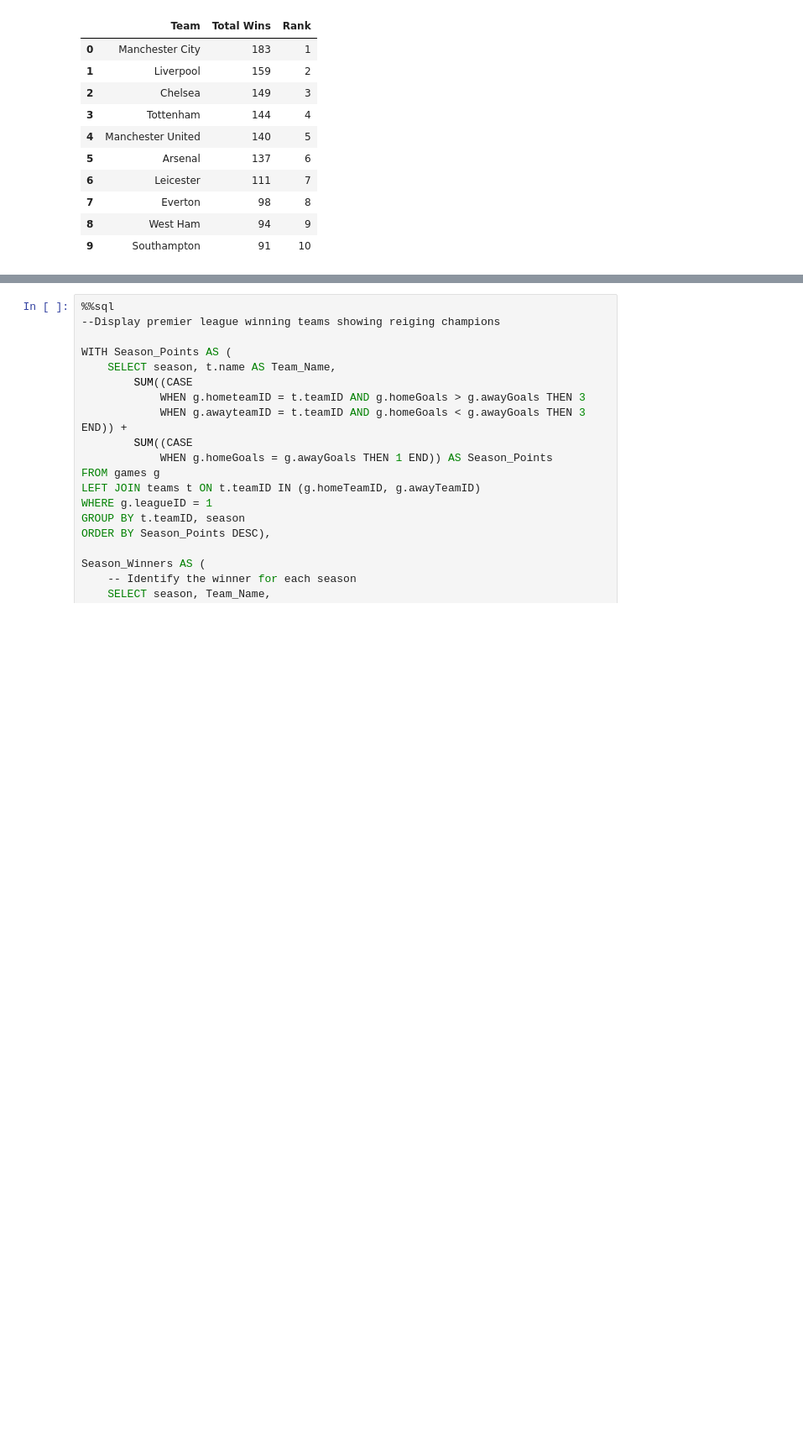
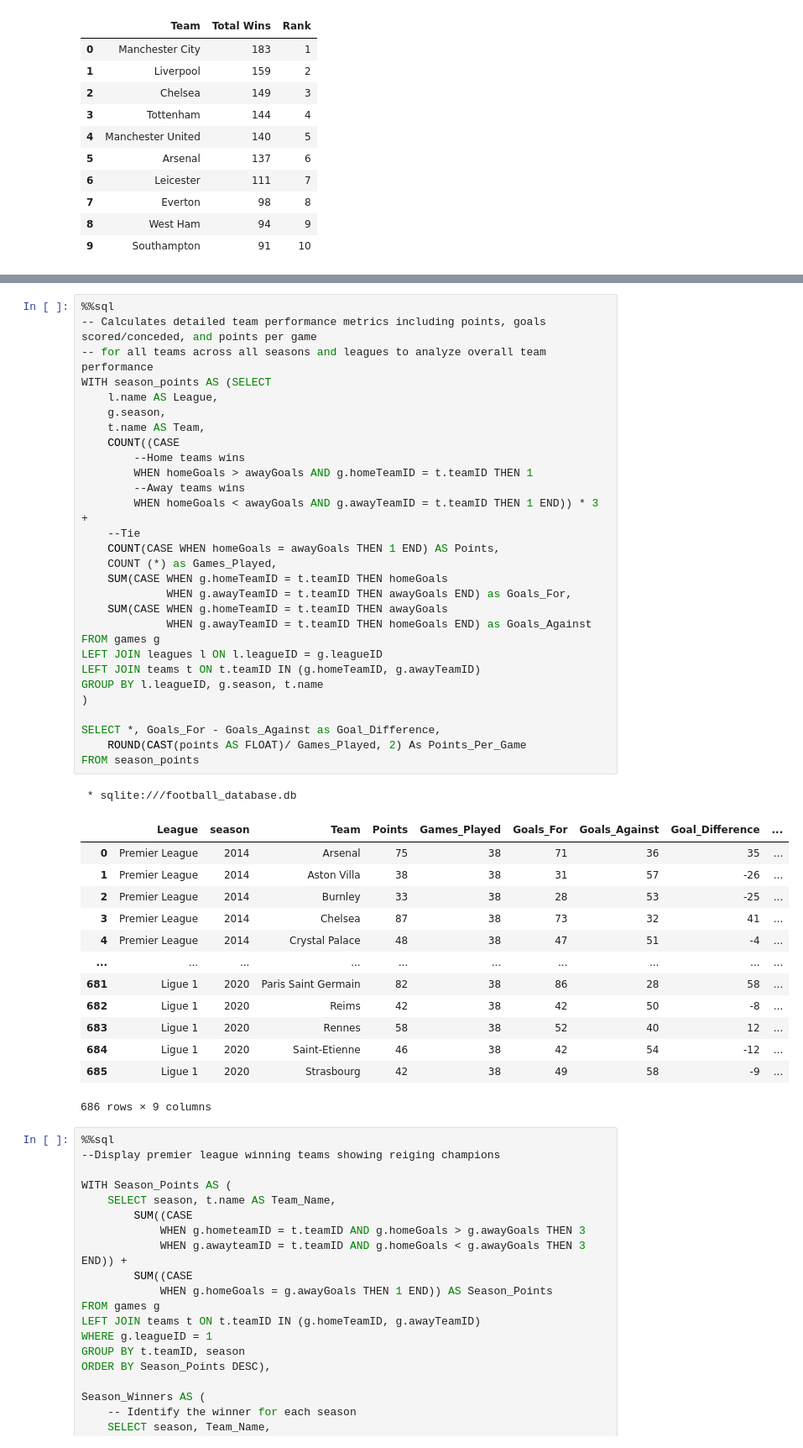
Before and after one commit to Zaki978/European-Soccer-SQL-Data-Project, a Jupyter notebook: EU Football SQL Project.ipynb, the cells around one changed output, grey strips where cells are left out. Shown at 84% size. Cells and saved outputs as stored; diff of their text form; blank space fills up the shorter version.

```diff
--- a/EU Football SQL Project.ipynb
+++ b/EU Football SQL Project.ipynb
@@ -555,3 +598,47 @@ ORDER BY Points DESC
+# %%
+%%sql
+-- Calculates detailed team performance metrics including points, goals scored/conceded, and points per game
+-- for all teams across all seasons and leagues to analyze overall team performance
+WITH season_points AS (SELECT
+    l.name AS League,
+    g.season,
+    t.name AS Team,
+    COUNT((CASE
+        --Home teams wins
+        WHEN homeGoals > awayGoals AND g.homeTeamID = t.teamID THEN 1
+        --Away teams wins
+        WHEN homeGoals < awayGoals AND g.awayTeamID = t.teamID THEN 1 END)) * 3 +
+    --Tie
+    COUNT(CASE WHEN homeGoals = awayGoals THEN 1 END) AS Points,
+    COUNT (*) as Games_Played,
+    SUM(CASE WHEN g.homeTeamID = t.teamID THEN homeGoals
+             WHEN g.awayTeamID = t.teamID THEN awayGoals END) as Goals_For,
+    SUM(CASE WHEN g.homeTeamID = t.teamID THEN awayGoals
+             WHEN g.awayTeamID = t.teamID THEN homeGoals END) as Goals_Against
+FROM games g
+LEFT JOIN leagues l ON l.leagueID = g.leagueID
+LEFT JOIN teams t ON t.teamID IN (g.homeTeamID, g.awayTeamID)
+GROUP BY l.leagueID, g.season, t.name
+)
+
+SELECT *, Goals_For - Goals_Against as Goal_Difference,
+    ROUND(CAST(points AS FLOAT)/ Games_Played, 2) As Points_Per_Game
+FROM season_points
+# %% [output]
+ * sqlite:///football_database.db
+|  | League | season | Team | Points | Games_Played | Goals_For | Goals_Against | Goal_Difference | ... |
+| 0 | Premier League | 2014 | Arsenal | 75 | 38 | 71 | 36 | 35 | ... |
+| 1 | Premier League | 2014 | Aston Villa | 38 | 38 | 31 | 57 | -26 | ... |
+| 2 | Premier League | 2014 | Burnley | 33 | 38 | 28 | 53 | -25 | ... |
+| 3 | Premier League | 2014 | Chelsea | 87 | 38 | 73 | 32 | 41 | ... |
+| 4 | Premier League | 2014 | Crystal Palace | 48 | 38 | 47 | 51 | -4 | ... |
+| ... | ... | ... | ... | ... | ... | ... | ... | ... | ... |
+| 681 | Ligue 1 | 2020 | Paris Saint Germain | 82 | 38 | 86 | 28 | 58 | ... |
+| 682 | Ligue 1 | 2020 | Reims | 42 | 38 | 42 | 50 | -8 | ... |
+| 683 | Ligue 1 | 2020 | Rennes | 58 | 38 | 52 | 40 | 12 | ... |
+| 684 | Ligue 1 | 2020 | Saint-Etienne | 46 | 38 | 42 | 54 | -12 | ... |
+| 685 | Ligue 1 | 2020 | Strasbourg | 42 | 38 | 49 | 58 | -9 | ... |
+686 rows × 9 columns
 # %%
 %%sql
 --Display premier league winning teams showing reiging champions
```
Also changed, not shown: parts of 5 cells of this notebook.
